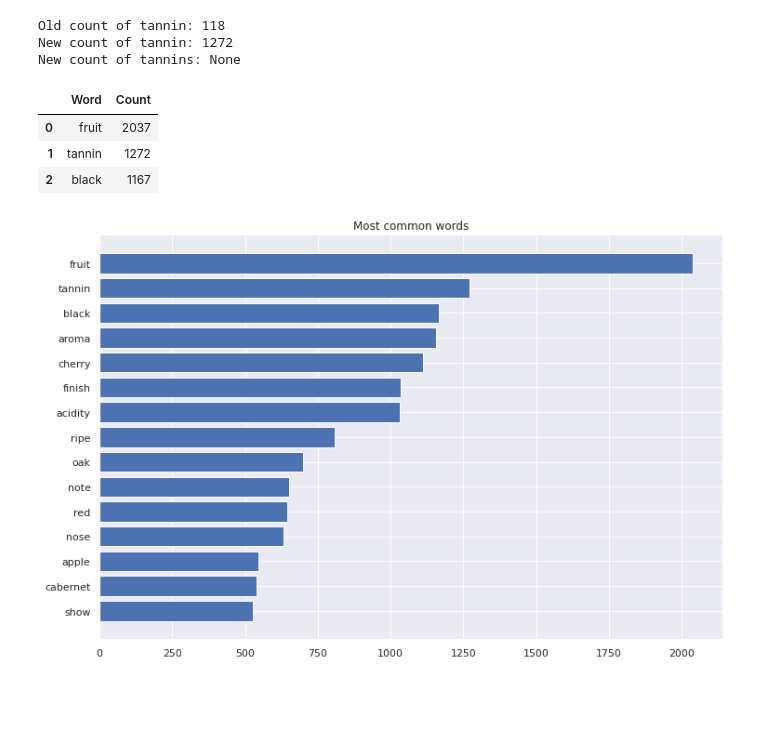
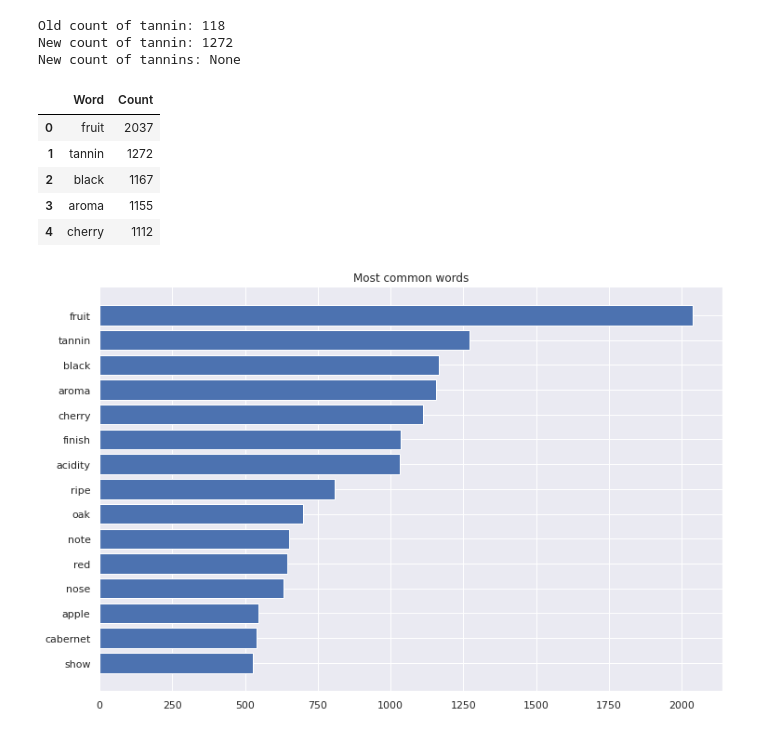
Before and after one commit to datacamp/working-with-text-data-in-python-live-training, a Jupyter notebook: notebooks/working-with-test-data-in-python_solution.ipynb, the cells around one changed output. Saved outputs shown, nothing was run; the diff lists cells and outputs as text; code cells hidden in the pictures; blank space fills up the shorter version.

```diff
--- a/notebooks/working-with-test-data-in-python_solution.ipynb
+++ b/notebooks/working-with-test-data-in-python_solution.ipynb
@@ -54,7 +62,7 @@ Let's first import the data which is stored in the csv `wine_reviews.csv` and in
 - `.head()` to view the first five rows.
 # %%
 # Read the csv and assign to the DataFrame 'wine_df'
-wine_df = pd.read_csv('https://github.com/jsaddlemyer/python-live-training-text_data/blob/master/data/wine_reviews.csv?raw=true')
+wine_df = pd.read_csv('https://github.com/datacamp/working-with-text-data-in-python-live-training/blob/master/data/wine_reviews.csv?raw=true')
 
 # View the first five rows
 wine_df.head()
@@ -337,7 +341,7 @@ words
 tokens = [word for word in word_tokenize(text) if word.isalpha()]
 
 # Return all of our text in lower-case
-lower_tokens = [t.lower() for t in tokens]
+lower_tokens = [token.lower() for token in tokens]
 
 # Filter our list for words that aren't in our existing set of stopwords
 final_words = [word for word in lower_tokens if word not in stopwords]
@@ -453,14 +459,16 @@ New count of tannins: None
 # %%
 # Convert our most common words to a DataFrame for easy plotting
 word_freq = pd.DataFrame(new_word_count.most_common(15), index=None, columns=['Word', 'Count'])
 
-# View first three rows
-word_freq.head(3)
+# View first five rows
+word_freq.head(5)
 # %% [output]
 |  | Word | Count |
 | 0 | fruit | 2037 |
 | 1 | tannin | 1272 |
 | 2 | black | 1167 |
+| 3 | aroma | 1155 |
+| 4 | cherry | 1112 |
 # %%
 # Set figure size
 plt.figure(figsize=(12, 8))
```
Also changed, not shown: parts of 19 cells of this notebook.
